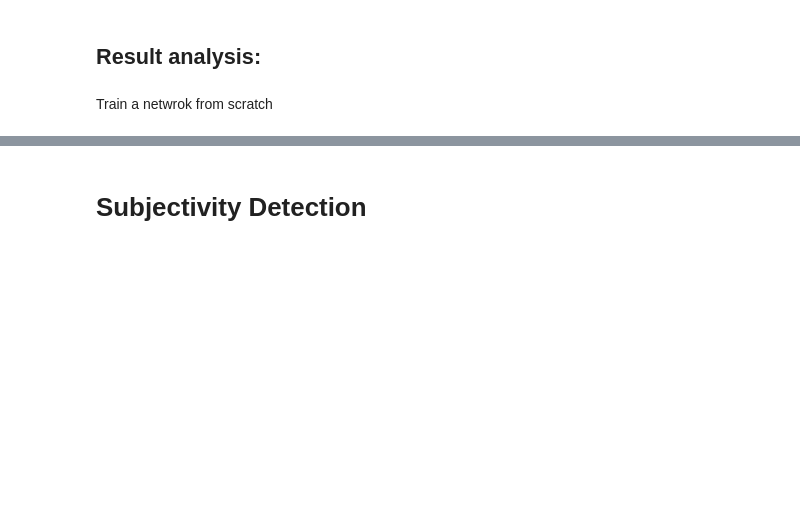
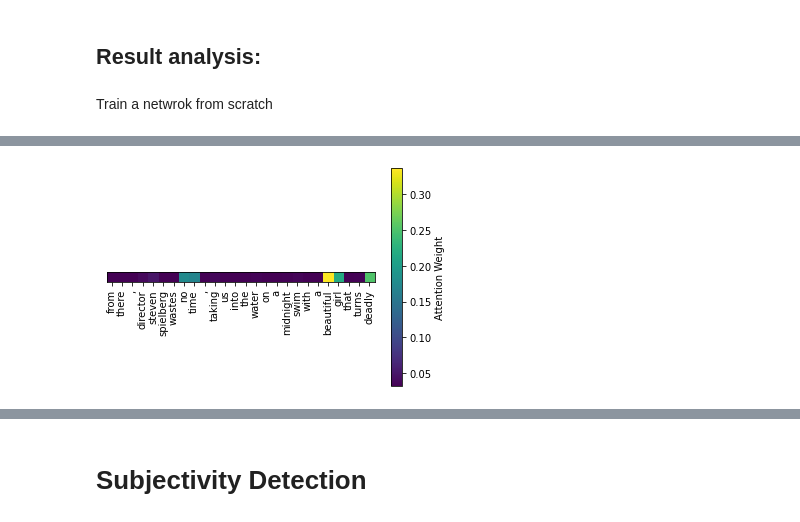
Before and after one commit to Zinni98/Sentiment-analysis-project, a Jupyter notebook: project.ipynb, the cells around one changed output, grey strips where cells are left out. Saved outputs shown, nothing was run; the diff lists cells and outputs as text; code cells hidden in the pictures; blank space fills up the shorter version.

```diff
--- a/project.ipynb
+++ b/project.ipynb
@@ -2800,0 +2957,5 @@ plot_attention(att_arr,reduced[0][0])
+# %%
+gold_word = LBSA_corpus.wl_gold_av[1003][2]
+plot_attention(gold_word,reduced[0][2])
+# %% [output]
+[figure, added]
```
Also changed, not shown: parts of 21 cells of this notebook.
